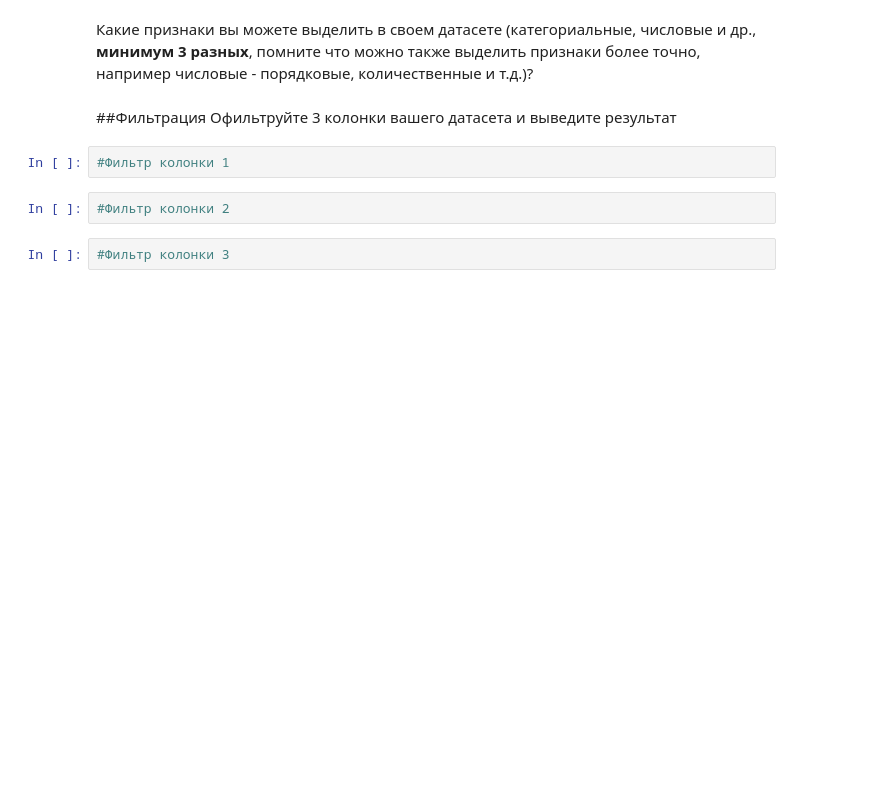
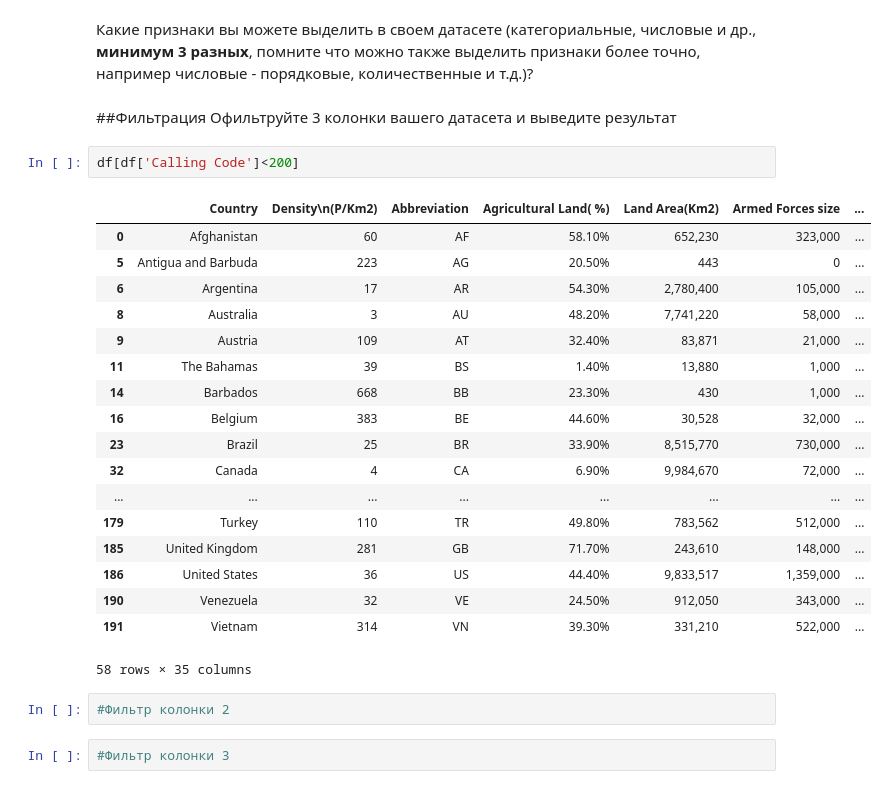
Before and after one commit to Forrward/LABbl, a Jupyter notebook: lab1/Задание_1.ipynb, the cells around one changed output. Cells and saved outputs as stored; diff of their text form; blank space fills up the shorter version.

```diff
--- a/lab1/Задание_1.ipynb
+++ b/lab1/Задание_1.ipynb
@@ -118,8 +105,27 @@ memory usage: 211.1 KB
 # %% [markdown]
 ##Фильтрация
 Офильтруйте 3 колонки вашего датасета и выведите результат
-# %%
-#Фильтр колонки 1
+# %%
+df[df['Calling Code']<200]
+# %% [output]
+|  | Country | Density\n(P/Km2) | Abbreviation | Agricultural Land( %) | Land Area(Km2) | Armed Forces size | ... |
+| 0 | Afghanistan | 60 | AF | 58.10% | 652,230 | 323,000 | ... |
+| 5 | Antigua and Barbuda | 223 | AG | 20.50% | 443 | 0 | ... |
+| 6 | Argentina | 17 | AR | 54.30% | 2,780,400 | 105,000 | ... |
+| 8 | Australia | 3 | AU | 48.20% | 7,741,220 | 58,000 | ... |
+| 9 | Austria | 109 | AT | 32.40% | 83,871 | 21,000 | ... |
+| 11 | The Bahamas | 39 | BS | 1.40% | 13,880 | 1,000 | ... |
+| 14 | Barbados | 668 | BB | 23.30% | 430 | 1,000 | ... |
+| 16 | Belgium | 383 | BE | 44.60% | 30,528 | 32,000 | ... |
+| 23 | Brazil | 25 | BR | 33.90% | 8,515,770 | 730,000 | ... |
+| 32 | Canada | 4 | CA | 6.90% | 9,984,670 | 72,000 | ... |
+| ... | ... | ... | ... | ... | ... | ... | ... |
+| 179 | Turkey | 110 | TR | 49.80% | 783,562 | 512,000 | ... |
+| 185 | United Kingdom | 281 | GB | 71.70% | 243,610 | 148,000 | ... |
+| 186 | United States | 36 | US | 44.40% | 9,833,517 | 1,359,000 | ... |
+| 190 | Venezuela | 32 | VE | 24.50% | 912,050 | 343,000 | ... |
+| 191 | Vietnam | 314 | VN | 39.30% | 331,210 | 522,000 | ... |
+58 rows × 35 columns
 # %%
 #Фильтр колонки 2
 # %%
```
Also changed, not shown: parts of 6 cells of this notebook.
